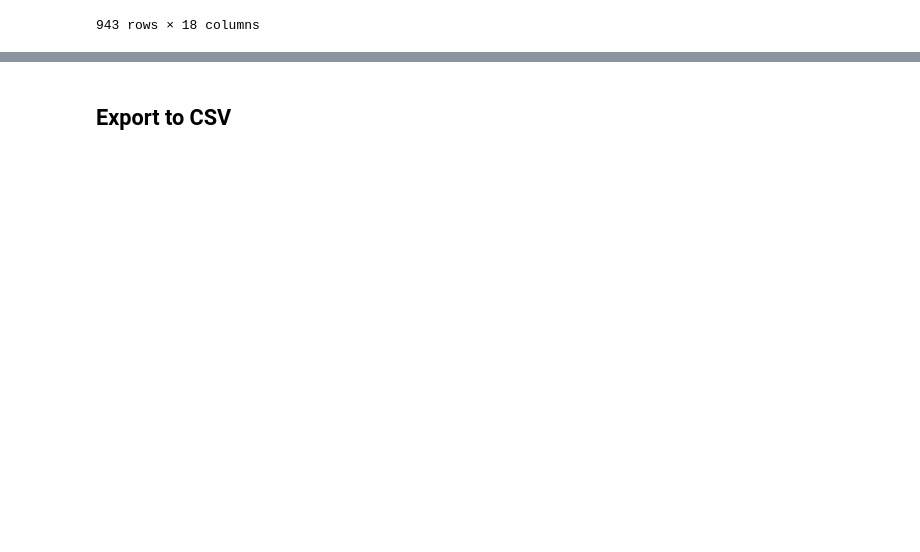
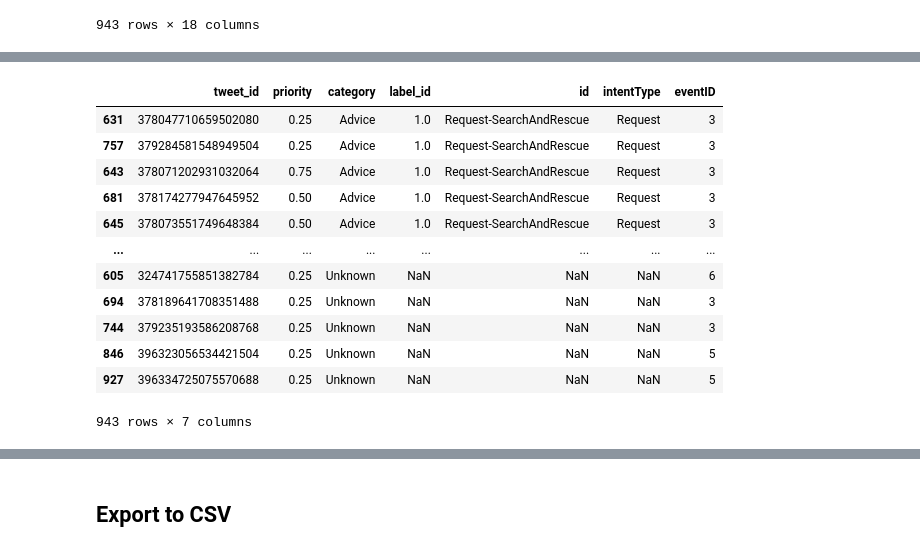
Before and after one commit to glasgowm148/Calamity, a Jupyter notebook: src/python/notebooks/1_b_Load_training_data.ipynb, the cells around one changed output, grey strips where cells are left out. Saved outputs shown, nothing was run; the diff lists cells and outputs as text; code cells hidden in the pictures; blank space fills up the shorter version.

```diff
--- a/src/python/notebooks/1_b_Load_training_data.ipynb
+++ b/src/python/notebooks/1_b_Load_training_data.ipynb
@@ -388,0 +426,23 @@ df.loc[df['label_id'] == 6.0]
+# %%
+def clean_dataset(df):
+    assert isinstance(df, pd.DataFrame), "df needs to be a pd.DataFrame"
+    df.dropna(inplace=True)
+    indices_to_keep = ~df.isin([np.nan, np.inf, -np.inf]).any(1)
+    df.astype(int)
+    return df[indices_to_keep].astype(np.float64)
+
+df.sort_values(by=['label_id'])
+# %% [output]
+|  | tweet_id | priority | category | label_id | id | intentType | eventID |
+| 631 | 378047710659502080 | 0.25 | Advice | 1.0 | Request-SearchAndRescue | Request | 3 |
+| 757 | 379284581548949504 | 0.25 | Advice | 1.0 | Request-SearchAndRescue | Request | 3 |
+| 643 | 378071202931032064 | 0.75 | Advice | 1.0 | Request-SearchAndRescue | Request | 3 |
+| 681 | 378174277947645952 | 0.50 | Advice | 1.0 | Request-SearchAndRescue | Request | 3 |
+| 645 | 378073551749648384 | 0.50 | Advice | 1.0 | Request-SearchAndRescue | Request | 3 |
+| ... | ... | ... | ... | ... | ... | ... | ... |
+| 605 | 324741755851382784 | 0.25 | Unknown | NaN | NaN | NaN | 6 |
+| 694 | 378189641708351488 | 0.25 | Unknown | NaN | NaN | NaN | 3 |
+| 744 | 379235193586208768 | 0.25 | Unknown | NaN | NaN | NaN | 3 |
+| 846 | 396323056534421504 | 0.25 | Unknown | NaN | NaN | NaN | 5 |
+| 927 | 396334725075570688 | 0.25 | Unknown | NaN | NaN | NaN | 5 |
+943 rows × 7 columns
```
Also changed, not shown: parts of 15 cells of this notebook, 29 other files.
